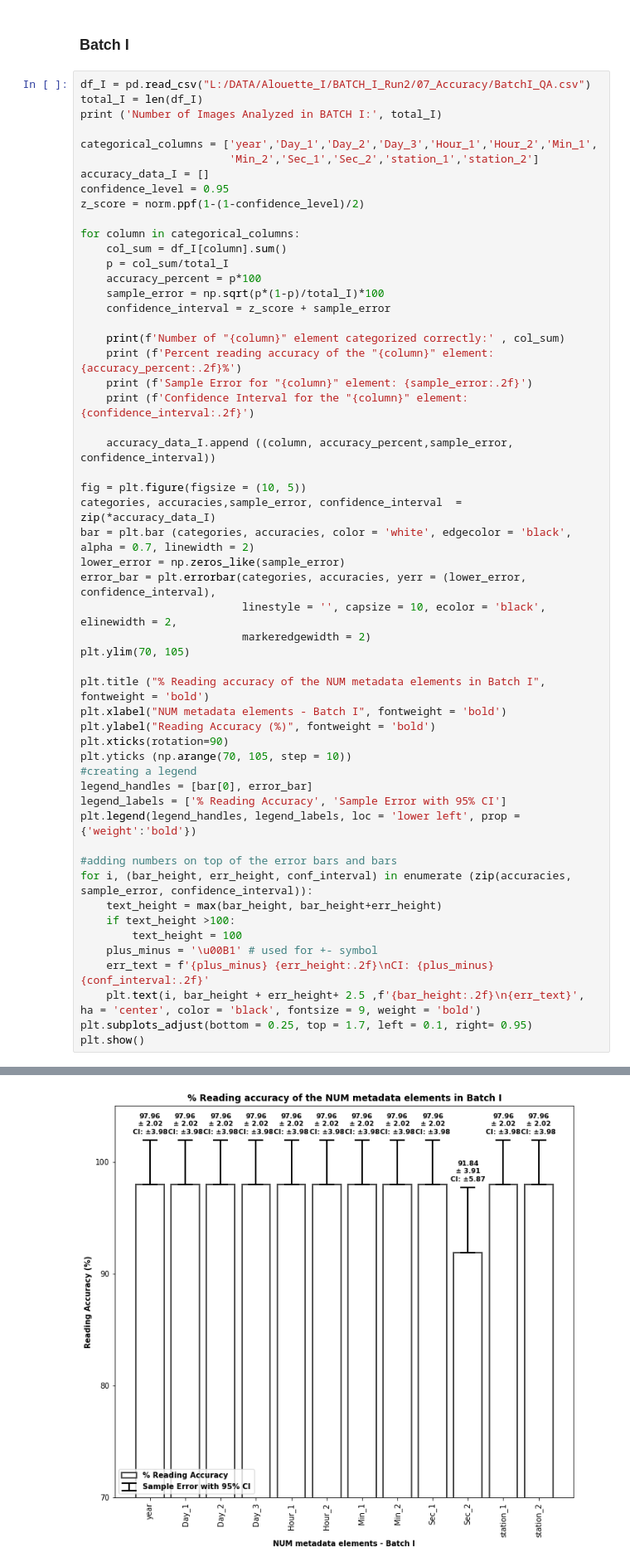
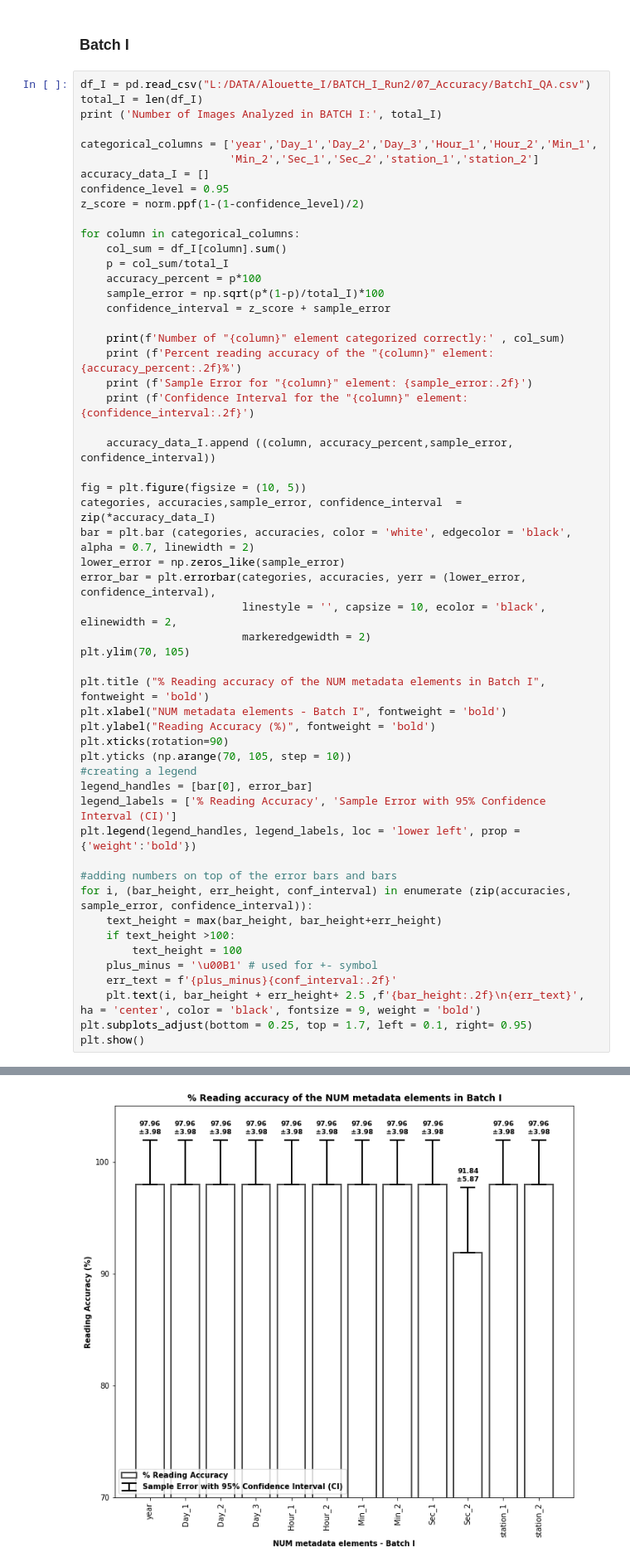
Before and after one commit to asc-csa/Alouette_ISIS_extract, a Jupyter notebook: code/C_Overall Metadata Reading Accuracy for Alouette-1.ipynb, the cells around one changed output, grey strips where cells are left out. Shown at 83% size. Drawn from its saved outputs; the diff is of its cells as text.

```diff
--- a/code/C_Overall Metadata Reading Accuracy for Alouette-1.ipynb
+++ b/code/C_Overall Metadata Reading Accuracy for Alouette-1.ipynb
@@ -79,38 +79,38 @@ plt.xticks(rotation=90)
 plt.yticks (np.arange(70, 105, step = 10))
 #creating a legend
 legend_handles = [bar[0], error_bar]
-legend_labels = ['% Reading Accuracy', 'Sample Error with 95% CI']
+legend_labels = ['% Reading Accuracy', 'Sample Error with 95% Confidence Interval (CI)']
 plt.legend(legend_handles, legend_labels, loc = 'lower left', prop = {'weight':'bold'})
 
 #adding numbers on top of the error bars and bars
 for i, (bar_height, err_height, conf_interval) in enumerate (zip(accuracies, sample_error, confidence_interval)):
     text_height = max(bar_height, bar_height+err_height)
     if text_height >100:
         text_height = 100
     plus_minus = '\u00B1' # used for +- symbol
-    err_text = f'{plus_minus} {err_height:.2f}\nCI: {plus_minus}{conf_interval:.2f}'
+    err_text = f'{plus_minus}{conf_interval:.2f}'
     plt.text(i, bar_height + err_height+ 2.5 ,f'{bar_height:.2f}\n{err_text}',  ha = 'center', color = 'black', fontsize = 9, weight = 'bold')
 plt.subplots_adjust(bottom = 0.25, top = 1.7, left = 0.1, right= 0.95)
 plt.show()
 # %% [output]
 Number of Images Analyzed in BATCH I: 49
 Number of "year" element categorized correctly: 48
 Percent reading accuracy of the "year" element: 97.96%
 Sample Error for "year" element: 2.02
 Confidence Interval for the "year" element: 3.98
 Number of "Day_1" element categorized correctly: 48
 Percent reading accuracy of the "Day_1" element: 97.96%
 Sample Error for "Day_1" element: 2.02
 Confidence Interval for the "Day_1" element: 3.98
 Number of "Day_2" element categorized correctly: 48
 Percent reading accuracy of the "Day_2" element: 97.96%
 Sample Error for "Day_2" element: 2.02
 ... (33 lines left out)
 Number of "station_2" element categorized correctly: 48
 Percent reading accuracy of the "station_2" element: 97.96%
 Sample Error for "station_2" element: 2.02
 Confidence Interval for the "station_2" element: 3.98
-[figure, old version]
+[figure, new version]
 # %%
 # BATCH I - Summary
 df_I = df_I.loc[df_I['Issue'] != 'None']
```
Also changed, not shown: parts of 16 cells of this notebook.
